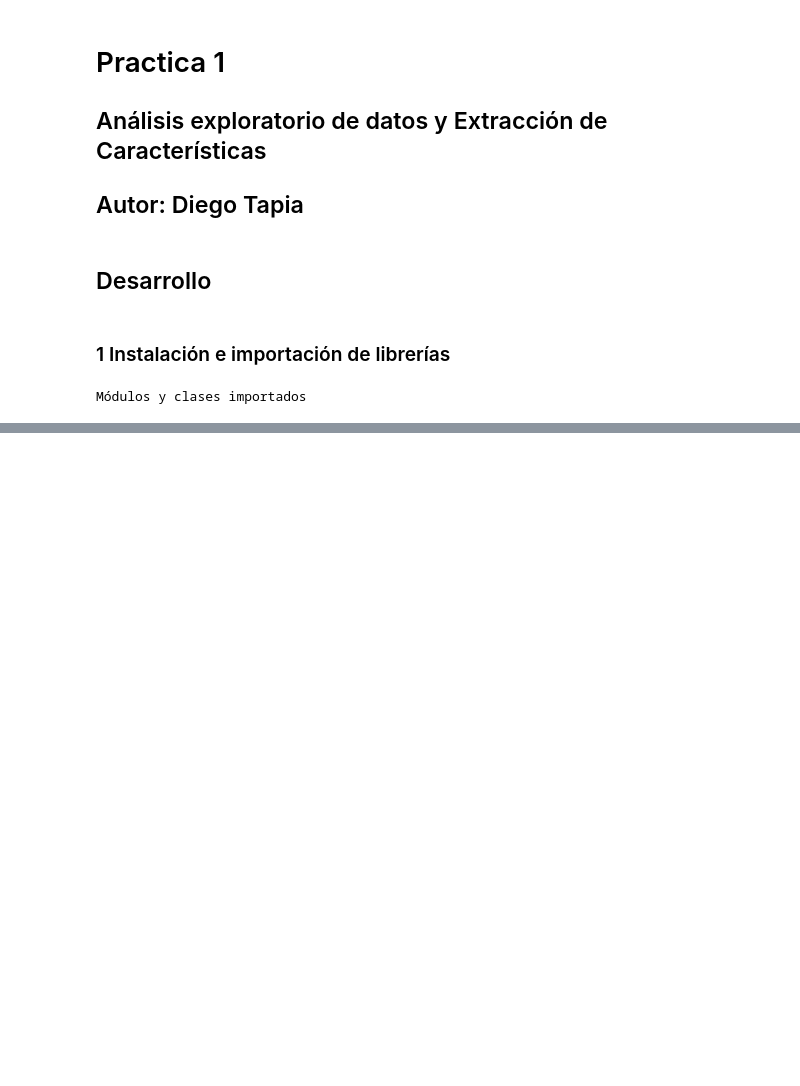
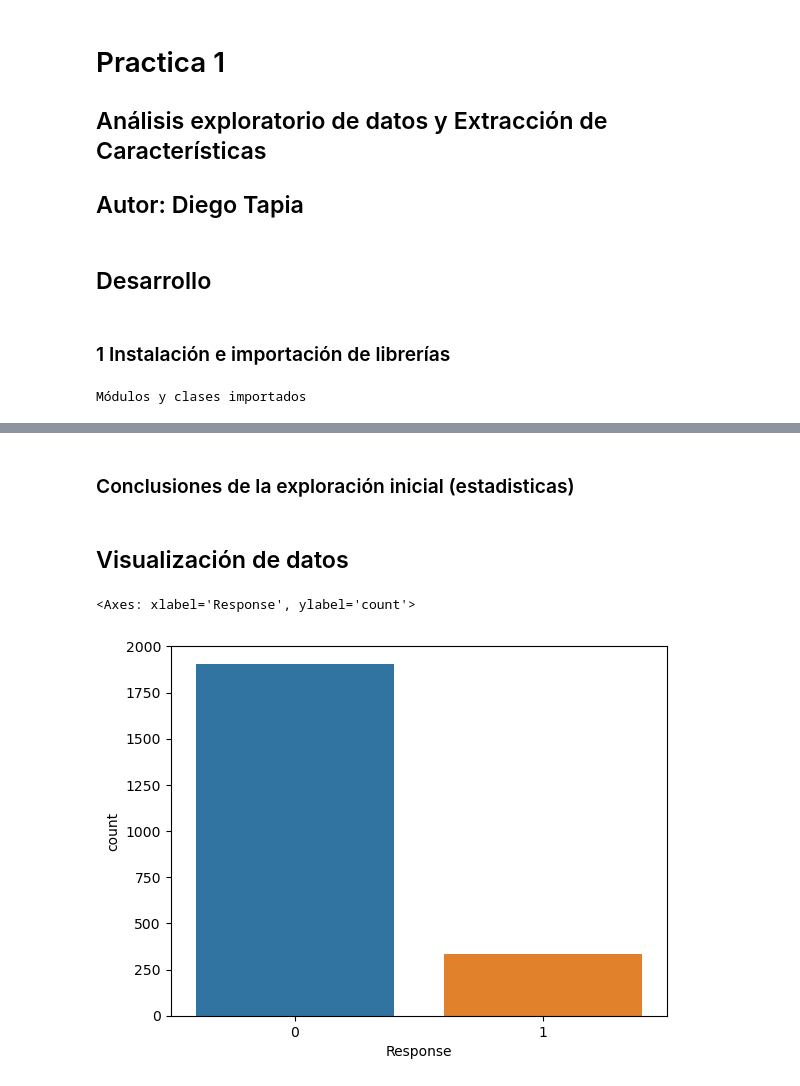
Before and after one commit to juandtap/IA_practica_01, a Jupyter notebook: practica_1_analisis_exploratorio_de_datos.ipynb, the cells around one changed output, grey strips where cells are left out. Drawn from its saved outputs; the diff is of its cells as text; code cells hidden in the pictures; blank space fills up the shorter version.

Commit message:
exploracion inicial del dataset
estadisticas

```diff
--- a/practica_1_analisis_exploratorio_de_datos.ipynb
+++ b/practica_1_analisis_exploratorio_de_datos.ipynb
@@ -28,2 +34,10 @@ El análisis de la personalidad del cliente ayuda a una empresa a modificar su p
 # %%
+# Cargar dataframe desde url de csv alojado en repositorio de github
+url_dataframe = 'https://raw.githubusercontent.com/juandtap/IA_practica_01/main/marketing_campaign.csv'
+# el separador es una tabulacion (\t) y la primera fila son los encabezados (header= 0)
+dfOriginal = pd.read_csv(url_dataframe, sep='\t', header=0)
+dataframe = copy.deepcopy(dfOriginal)
+print("Tamaño del dataset: "+str(dataframe.shape[0])+" filas x "+str(dataframe.shape[1])+" columnas")
+# Se muestran las 10 primeros registros
+dataframe.head(10)
 # %% [output]
@@ -31,0 +92,10 @@ El análisis de la personalidad del cliente ayuda a una empresa a modificar su p
+# %% [markdown]
+### Conclusiones de la exploración inicial (estadisticas)
+# %% [markdown]
+## Visualización de datos
+# %%
+Y = dataframe['Response']
+sns.countplot(x=Y)
+# %% [output]
+<Axes: xlabel='Response', ylabel='count'>
+[figure, added]
```
Also changed, not shown: parts of 5 cells of this notebook.
